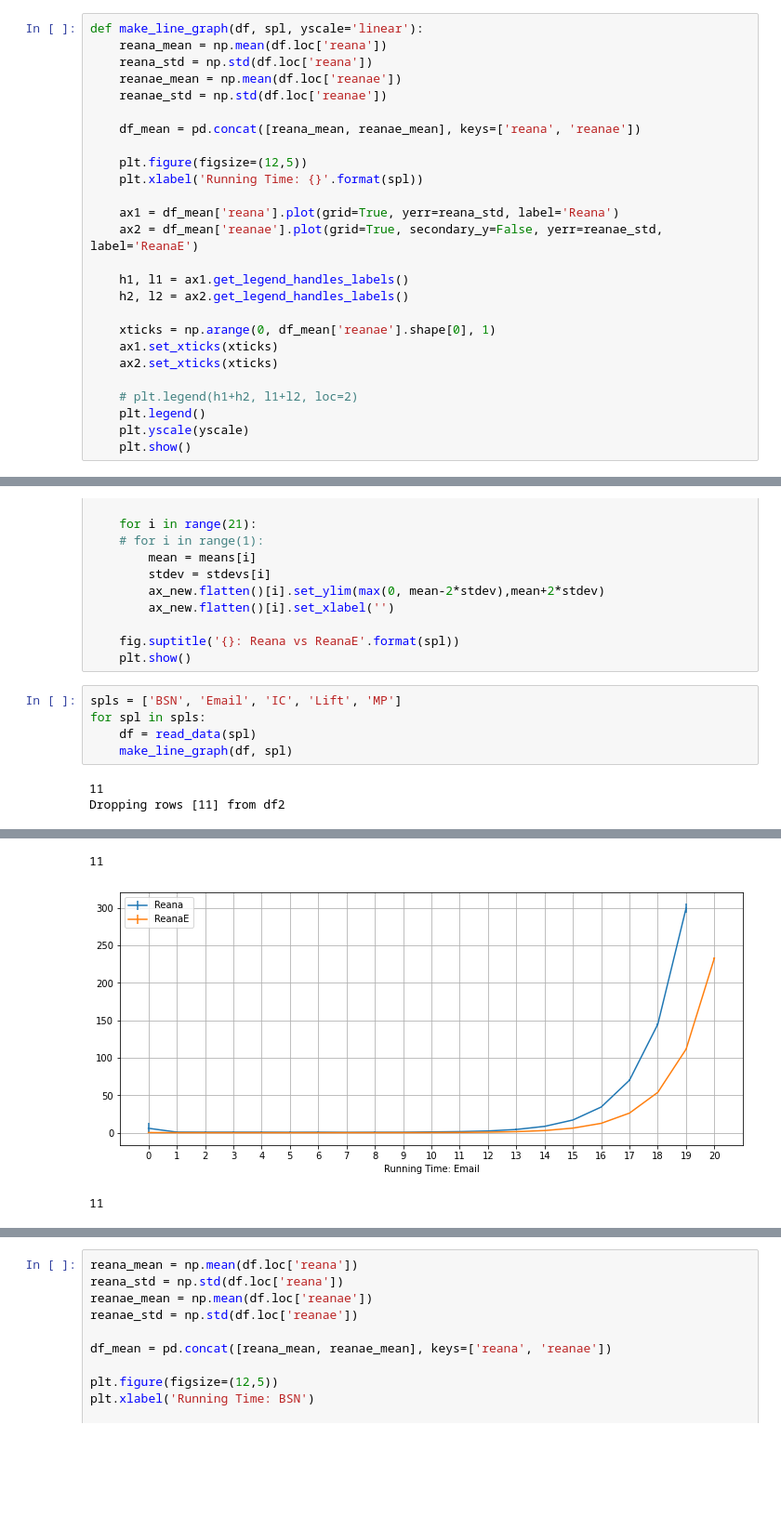
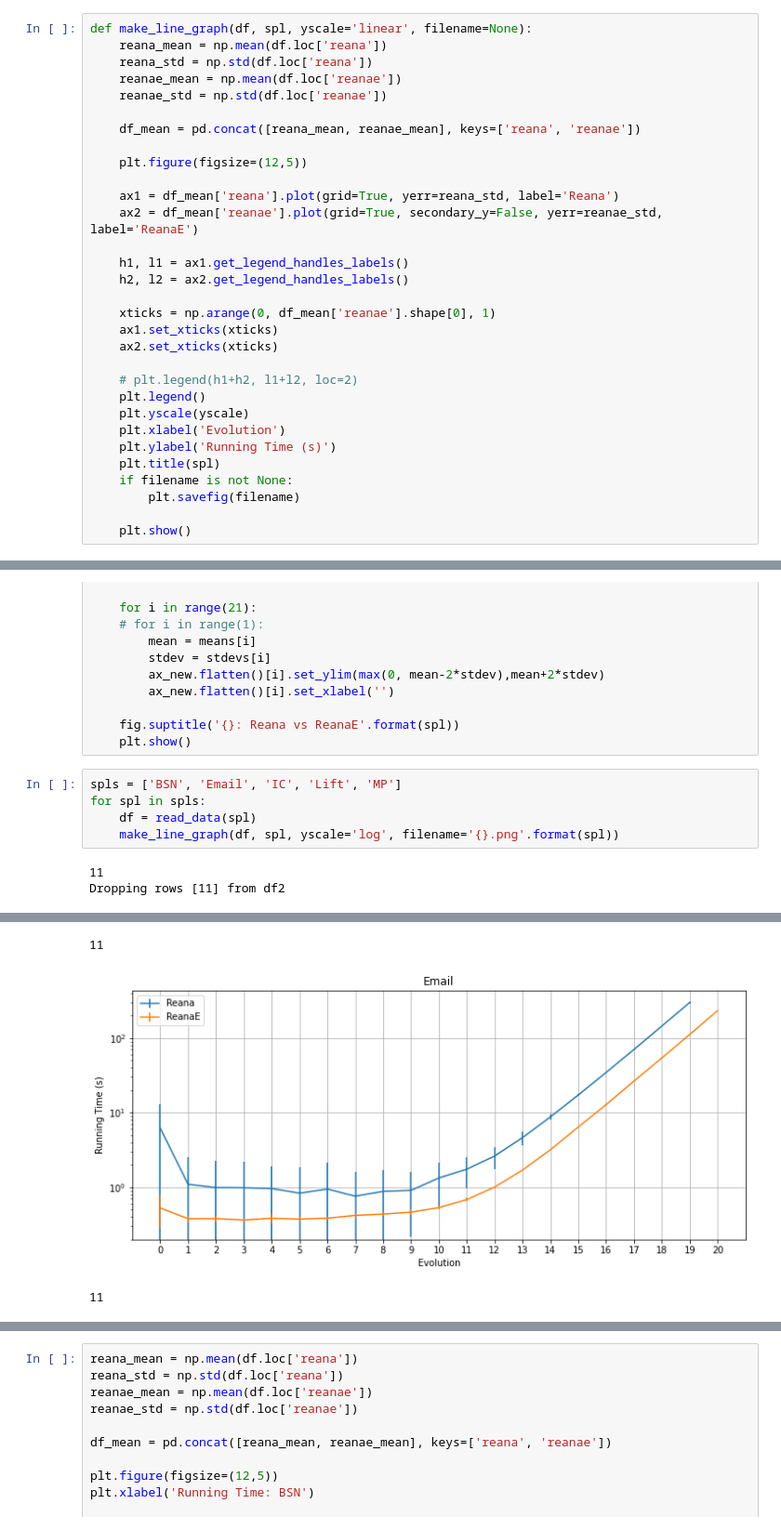
Before and after one commit to DSPL4C2/reana-data, a Jupyter notebook: ReanaData.ipynb, the cells around one changed output, grey strips where cells are left out. Shown at 93% size. Drawn from its saved outputs; the diff is of its cells as text; blank space fills up the shorter version.

Commit message:
Update figures, cleanup

```diff
--- a/ReanaData.ipynb
+++ b/ReanaData.ipynb
@@ -87,7 +87,7 @@ Dropping rows [11] from df2
 |  | 10 | 1.067 | 0.407 | 0.389 | 0.373 | 0.461 | 0.384 | 0.407 | 0.453 | 0.558 | 0.544 | ... |
 22 rows × 22 columns
 # %%
-def make_line_graph(df, spl, yscale='linear'):
+def make_line_graph(df, spl, yscale='linear', filename=None):
     reana_mean = np.mean(df.loc['reana'])
     reana_std = np.std(df.loc['reana'])
     reanae_mean = np.mean(df.loc['reanae'])
@@ -96,7 +96,6 @@ def make_line_graph(df, spl, yscale='linear'):
     df_mean = pd.concat([reana_mean, reanae_mean], keys=['reana', 'reanae'])
 
     plt.figure(figsize=(12,5))
-    plt.xlabel('Running Time: {}'.format(spl))
 
     ax1 = df_mean['reana'].plot(grid=True, yerr=reana_std, label='Reana')
     ax2 = df_mean['reanae'].plot(grid=True, secondary_y=False, yerr=reanae_std, label='ReanaE')
@@ -111,6 +110,12 @@ def make_line_graph(df, spl, yscale='linear'):
     # plt.legend(h1+h2, l1+l2, loc=2)
     plt.legend()
     plt.yscale(yscale)
+    plt.xlabel('Evolution')
+    plt.ylabel('Running Time (s)')
+    plt.title(spl)
+    if filename is not None:
+        plt.savefig(filename)
+
     plt.show()
 # %%
 # TODO: needs to have indices generalized
@@ -140,7 +145,7 @@ def make_bar_graph(df, spl):
 spls = ['BSN', 'Email', 'IC', 'Lift', 'MP']
 for spl in spls:
     df = read_data(spl)
-    make_line_graph(df, spl)
+    make_line_graph(df, spl, yscale='log', filename='{}.png'.format(spl))
 # %% [output]
 11
 Dropping rows [11] from df2
@@ -148,3 +153,3 @@ Dropping rows [11] from df2
 11
-[figure, old version]
+[figure, new version]
 11
```
Also changed, not shown: parts of 2 cells of this notebook, 12 other files.
